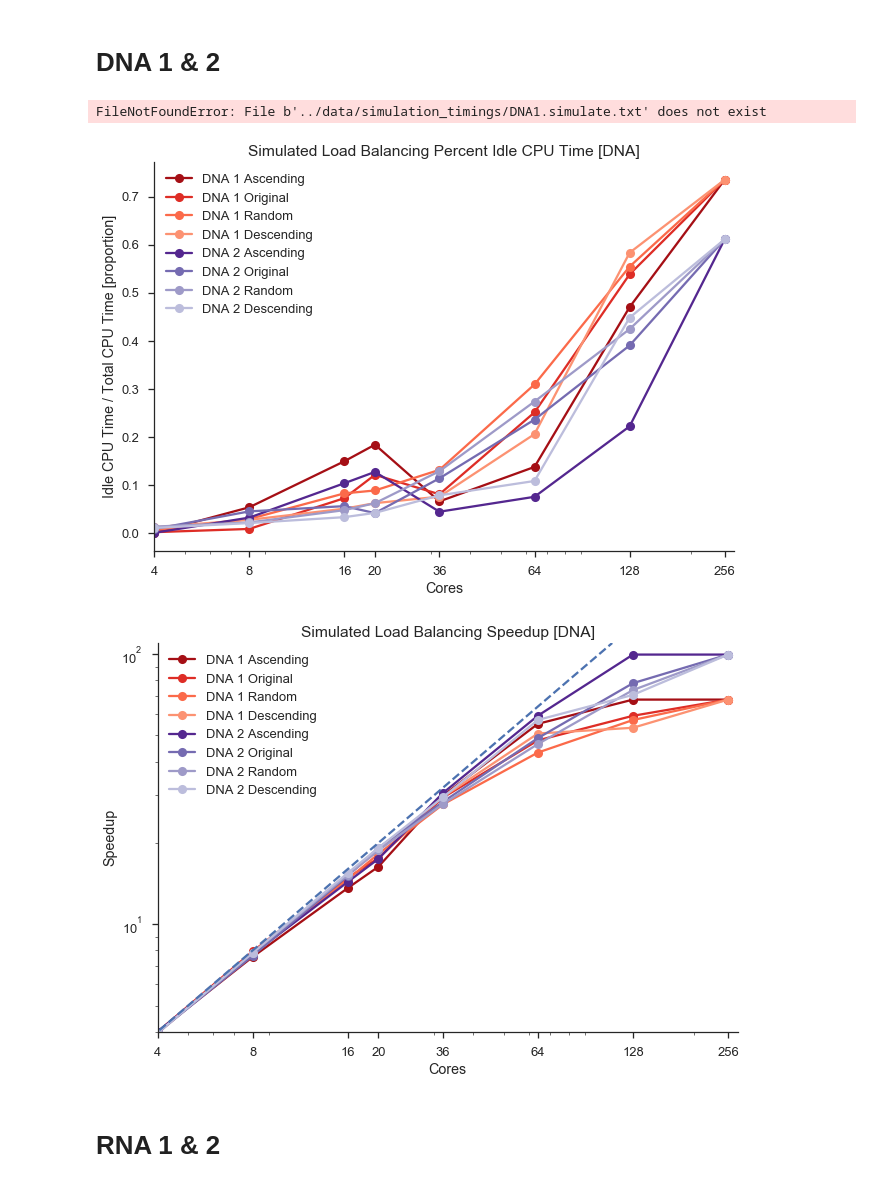
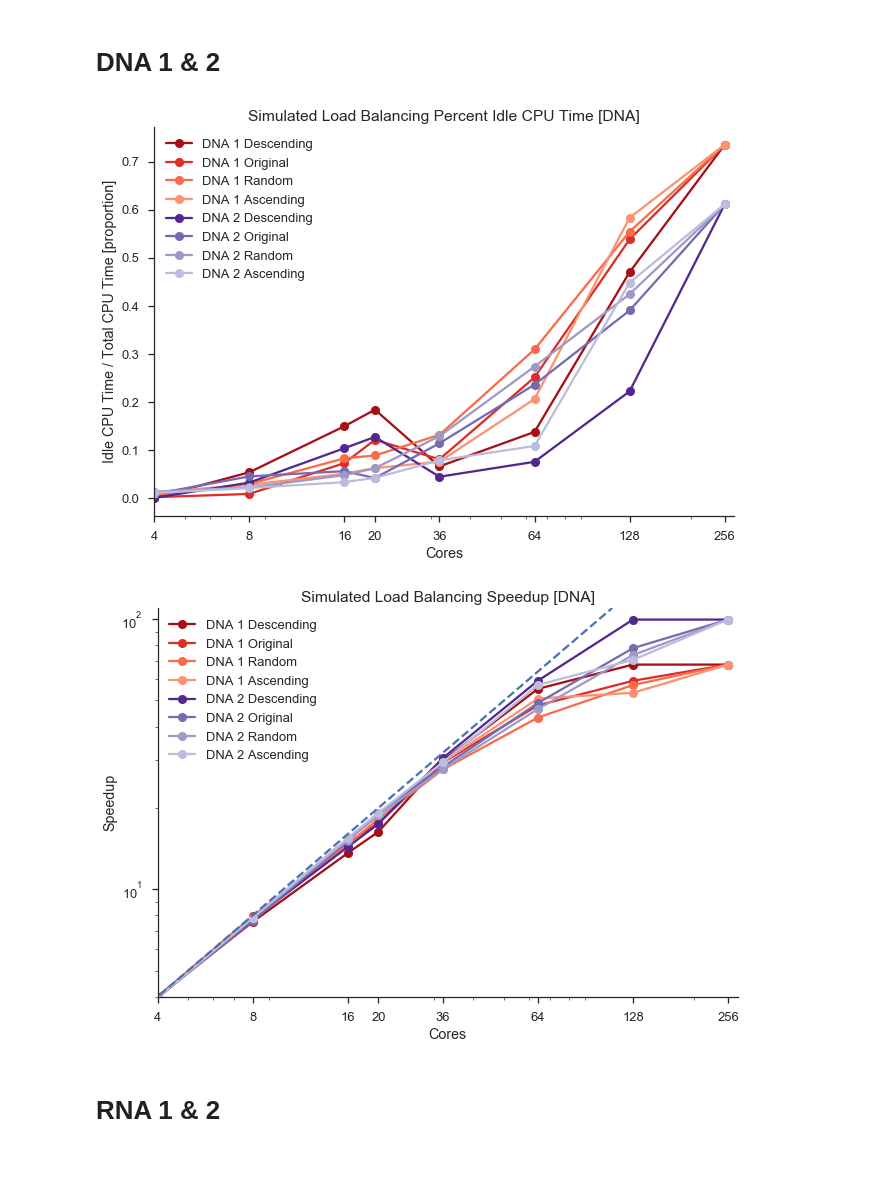
Before and after one commit to AndrewPaulLund/cs205project, a Jupyter notebook: plot_notebooks/simulation_load_balance_plots.ipynb, the cells around one changed output. Drawn from its saved outputs; the diff is of its cells as text; code cells hidden in the pictures.

Commit message:
plot and notebook adjustments

```diff
--- a/plot_notebooks/simulation_load_balance_plots.ipynb
+++ b/plot_notebooks/simulation_load_balance_plots.ipynb
@@ -19,82 +19,80 @@ cores = [1, 2, 4, 8, 16, 20, 32, 64, 128, 256]
 # DNA 1 & 2
 # %%
 #read in data
-d1 = pd.read_csv('../data/simulation_timings/DNA1.simulate.txt', sep='\t', header=None,
+d1 = pd.read_csv('../load_balancing_simulator/output/DNA1.simulate.txt', sep='\t', header=None,
                 names=['case', 'cores', 'idle_time', 'compute_time', 'total_time', '%_wasted'])
 
 #read in data
-d2 = pd.read_csv('../data/simulation_timings/DNA2.simulate.txt', sep='\t', header=None,
+d2 = pd.read_csv('../load_balancing_simulator/output/DNA2.simulate.txt', sep='\t', header=None,
                 names=['case', 'cores', 'idle_time', 'compute_time', 'total_time', '%_wasted'])
 
 #sort by 'case'
 d1 = d1.sort_values(by=['case'])
 d2 = d2.sort_values(by=['case'])
-# %% [output]
-FileNotFoundError: File b'../data/simulation_timings/DNA1.simulate.txt' does not exist
 # %%
 #separate cases (10 rows per case)
 #DNA1
-d1_ascending = d1.iloc[0:10].sort_values(by=['cores'])
+d1_descending = d1.iloc[0:10].sort_values(by=['cores'])
 d1_original = d1.iloc[10:20].sort_values(by=['cores'])
 d1_random = d1.iloc[20:30].sort_values(by=['cores'])
-d1_descending = d1.iloc[30:40].sort_values(by=['cores'])
+d1_ascending = d1.iloc[30:40].sort_values(by=['cores'])
 
 #DNA2
-d2_ascending = d2.iloc[0:10].sort_values(by=['cores'])
+d2_descending = d2.iloc[0:10].sort_values(by=['cores'])
 d2_original = d2.iloc[10:20].sort_values(by=['cores'])
 d2_random = d2.iloc[20:30].sort_values(by=['cores'])
-d2_descending = d2.iloc[30:40].sort_values(by=['cores'])
+d2_ascending = d2.iloc[30:40].sort_values(by=['cores'])
 
 #calculate speedups
 #DNA1
-d1_ascending_speedup = [d1_ascending.iloc[0]['total_time']/p for p in d1_ascending['total_time']]
+d1_descending_speedup = [d1_descending.iloc[0]['total_time']/p for p in d1_descending['total_time']]
 d1_original_speedup = [d1_original.iloc[0]['total_time']/p for p in d1_original['total_time']]
 d1_random_speedup = [d1_random.iloc[0]['total_time']/p for p in d1_random['total_time']]
-d1_descending_speedup = [d1_descending.iloc[0]['total_time']/p for p in d1_descending['total_time']]
+d1_ascending_speedup = [d1_ascending.iloc[0]['total_time']/p for p in d1_ascending['total_time']]
 
 #DNA2
-d2_ascending_speedup = [d2_ascending.iloc[0]['total_time']/p for p in d2_ascending['total_time']]
+d2_descending_speedup = [d2_descending.iloc[0]['total_time']/p for p in d2_descending['total_time']]
 d2_original_speedup = [d2_original.iloc[0]['total_time']/p for p in d2_original['total_time']]
 d2_random_speedup = [d2_random.iloc[0]['total_time']/p for p in d2_random['total_time']]
-d2_descending_speedup = [d2_descending.iloc[0]['total_time']/p for p in d2_descending['total_time']]
+d2_ascending_speedup = [d2_ascending.iloc[0]['total_time']/p for p in d2_ascending['total_time']]
 # %%
 #plot %wasted vs. cores for simulated sorting
 #DNA1
-plt.plot(cores, d1_ascending['%_wasted'], '-o', c ='#a50f15', label='DNA 1 Ascending')
+plt.plot(cores, d1_descending['%_wasted'], '-o', c ='#a50f15', label='DNA 1 Descending')
 plt.plot(cores, d1_original['%_wasted'], '-o', c ='#de2d26', label='DNA 1 Original')
 plt.plot(cores, d1_random['%_wasted'], '-o', c ='#fb6a4a', label='DNA 1 Random')
-plt.plot(cores, d1_descending['%_wasted'], '-o', c ='#fc9272', label='DNA 1 Descending')
+plt.plot(cores, d1_ascending['%_wasted'], '-o', c ='#fc9272', label='DNA 1 Ascending')
 
 #DNA2
-plt.plot(cores, d2_ascending['%_wasted'], '-o', c ='#54278f', label='DNA 2 Ascending')
+plt.plot(cores, d2_descending['%_wasted'], '-o', c ='#54278f', label='DNA 2 Descending')
 plt.plot(cores, d2_original['%_wasted'], '-o', c ='#756bb1', label='DNA 2 Original')
 plt.plot(cores, d2_random['%_wasted'], '-o', c ='#9e9ac8', label='DNA 2 Random')
-plt.plot(cores, d2_descending['%_wasted'], '-o', c ='#bcbddc', label='DNA 2 Descending')
+plt.plot(cores, d2_ascending['%_wasted'], '-o', c ='#bcbddc', label='DNA 2 Ascending')
 
 #labels & axes
 plt.title('Simulated Load Balancing Percent Idle CPU Time [DNA]')
 plt.xlabel('Cores')
 plt.ylabel('Idle CPU Time / Total CPU Time [proportion]')
 plt.legend(loc = 'upper left')
 plt.xscale('log')
 plt.xticks([1, 2, 4, 8, 16, 20, 32, 64, 128, 256], ('1','2','4','8','16','20','36','64','128','256'))
 plt.xlim([4, 275])
 sns.despine();
 # %% [output]
-[figure, old version]
+[figure, new version]
 # %%
 #plot speedup vs. cores for simulated sorting
 #DNA1
-plt.plot(cores, d1_ascending_speedup, '-o', c ='#a50f15', label='DNA 1 Ascending')
+plt.plot(cores, d1_descending_speedup, '-o', c ='#a50f15', label='DNA 1 Descending')
 plt.plot(cores, d1_original_speedup, '-o', c ='#de2d26', label='DNA 1 Original')
 plt.plot(cores, d1_random_speedup, '-o', c ='#fb6a4a', label='DNA 1 Random')
-plt.plot(cores, d1_descending_speedup, '-o', c ='#fc9272', label='DNA 1 Descending')
+plt.plot(cores, d1_ascending_speedup, '-o', c ='#fc9272', label='DNA 1 Ascending')
 
 #DNA2
-plt.plot(cores, d2_ascending_speedup, '-o', c ='#54278f', label='DNA 2 Ascending')
+plt.plot(cores, d2_descending_speedup, '-o', c ='#54278f', label='DNA 2 Descending')
 plt.plot(cores, d2_original_speedup, '-o', c ='#756bb1', label='DNA 2 Original')
 plt.plot(cores, d2_random_speedup, '-o', c ='#9e9ac8', label='DNA 2 Random')
-plt.plot(cores, d2_descending_speedup, '-o', c ='#bcbddc', label='DNA 2 Descending')
+plt.plot(cores, d2_ascending_speedup, '-o', c ='#bcbddc', label='DNA 2 Ascending')
 
 # add diagonal line
 x = [0, 110]
@@ -113,7 +111,7 @@ plt.xlim([4,275])
 plt.ylim([4,110])
 sns.despine();
 # %% [output]
-[figure, old version]
+[figure, new version]
 # %% [markdown]
 # RNA 1 & 2
 # %%
```
Also changed, not shown: parts of 6 cells of this notebook, 8 other files.
